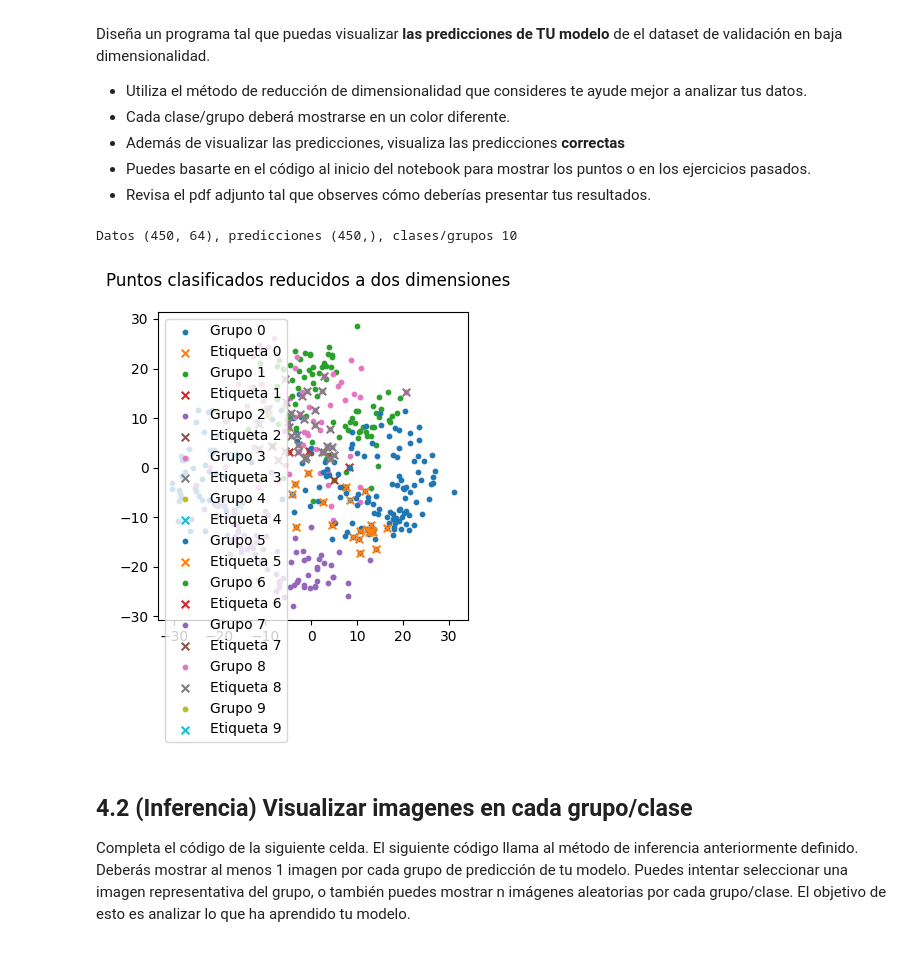
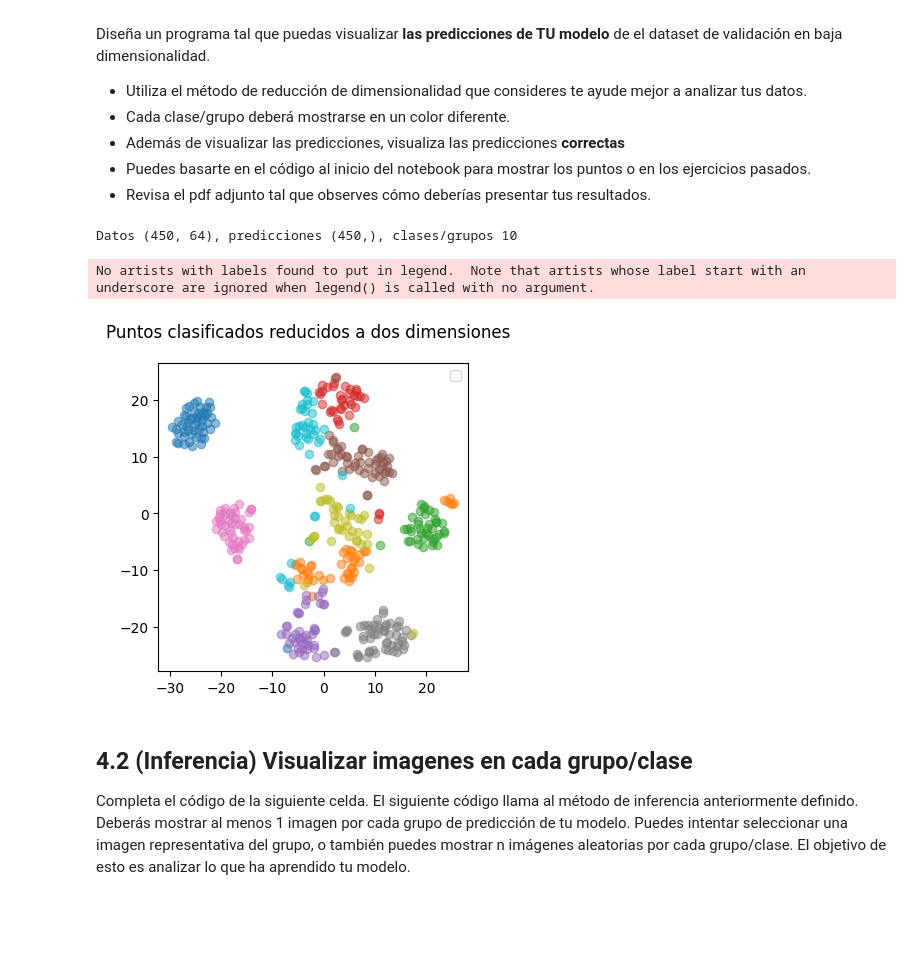
Before and after one commit to YaerimGZ/SI23_Togepis, a Jupyter notebook: proyecto_1_ML/proyecto_1_ML.ipynb, the cells around one changed output. Drawn from its saved outputs; the diff is of its cells as text; code cells hidden in the pictures; blank space fills up the shorter version.

```diff
--- a/proyecto_1_ML/proyecto_1_ML.ipynb
+++ b/proyecto_1_ML/proyecto_1_ML.ipynb
@@ -155,8 +157,8 @@ def mi_modelo(X, label):
     data = scaler.transform(X)
 
     # TODO: Entrena el modelo y regresa el modelo entrenado en los datos de entrenamiento.
-    model = KMeans(n_clusters=10)
-    model.fit(data)
+    model = LogisticRegression()
+    model.fit(data, label)
     # Entrena tu modelo con los DATOS NORMALIZADOS
 
     return model
@@ -205,34 +207,36 @@ Diseña un programa tal que puedas visualizar **las predicciones de TU modelo**
 # %%
 # Llamamos a inferencia de su modelo
 # preds deberá ser de la forma N,1
 # indicando el número al que corresponde cada imagen
 preds = mi_inferencia(modelo, data_val)
 
 # Buscamos la cantidad de grupos/clases que hay en los datos de validación
 group_pred = np.unique(preds)
 n_groups = len(group_pred)
 print(f"Datos {data_val.shape}, predicciones {preds.shape}, clases/grupos {n_groups}")
 
 fig, ax_reduced = plt.subplots(1, 1, figsize=(4,4))
 fig.suptitle("Puntos clasificados reducidos a dos dimensiones")
 
 # TODO: Grafíca los datos DE VALIDACIÓN reducidos (reduced_data_val)
 # con un color distinto para cada grupo/clase que tu modelo ha predecido (preds)
 #========== Start =========
-pca = PCA(n_components=2)
-reduced_data_val = pca.fit_transform(data_val)
+tsne = TSNE(n_components=2, random_state=0)
+reduced_data_val = tsne.fit_transform(data_val)
 
-for group in group_pred:
-    mask = preds == group
-    ax_reduced.scatter(reduced_data_val[mask, 0], reduced_data_val[mask, 1], label=f"Grupo {group}", s=10)
-    ax_reduced.scatter(reduced_data_val[mask & (target_val == group), 0], reduced_data_val[mask & (target_val == group), 1], label=f"Etiqueta {group}", s=30, marker='x')
+for i, group in enumerate(group_pred):
+
+    indices = np.where(preds == group)
+    points = reduced_data_val[indices]
+    ax_reduced.scatter(points[:,0], points[:,1], alpha=0.5)
 
 #========== End ===========
 plt.legend()
 plt.show()
 # %% [output]
 Datos (450, 64), predicciones (450,), clases/grupos 10
+No artists with labels found to put in legend.  Note that artists whose label start with an underscore are ignored when legend() is called with no argument.
-[figure, old version]
+[figure, new version]
 # %% [markdown]
 ## 4.2 (Inferencia) Visualizar imagenes en cada grupo/clase
 Completa el código de la siguiente celda. El siguiente código llama al método de inferencia anteriormente definido. Deberás mostrar al menos 1 imagen por cada grupo de predicción de tu modelo. Puedes intentar seleccionar una imagen representativa del grupo, o también puedes mostrar n imágenes aleatorias por cada grupo/clase. El objetivo de esto es analizar lo que ha aprendido tu modelo.
```
Also changed, not shown: parts of 8 cells of this notebook.
